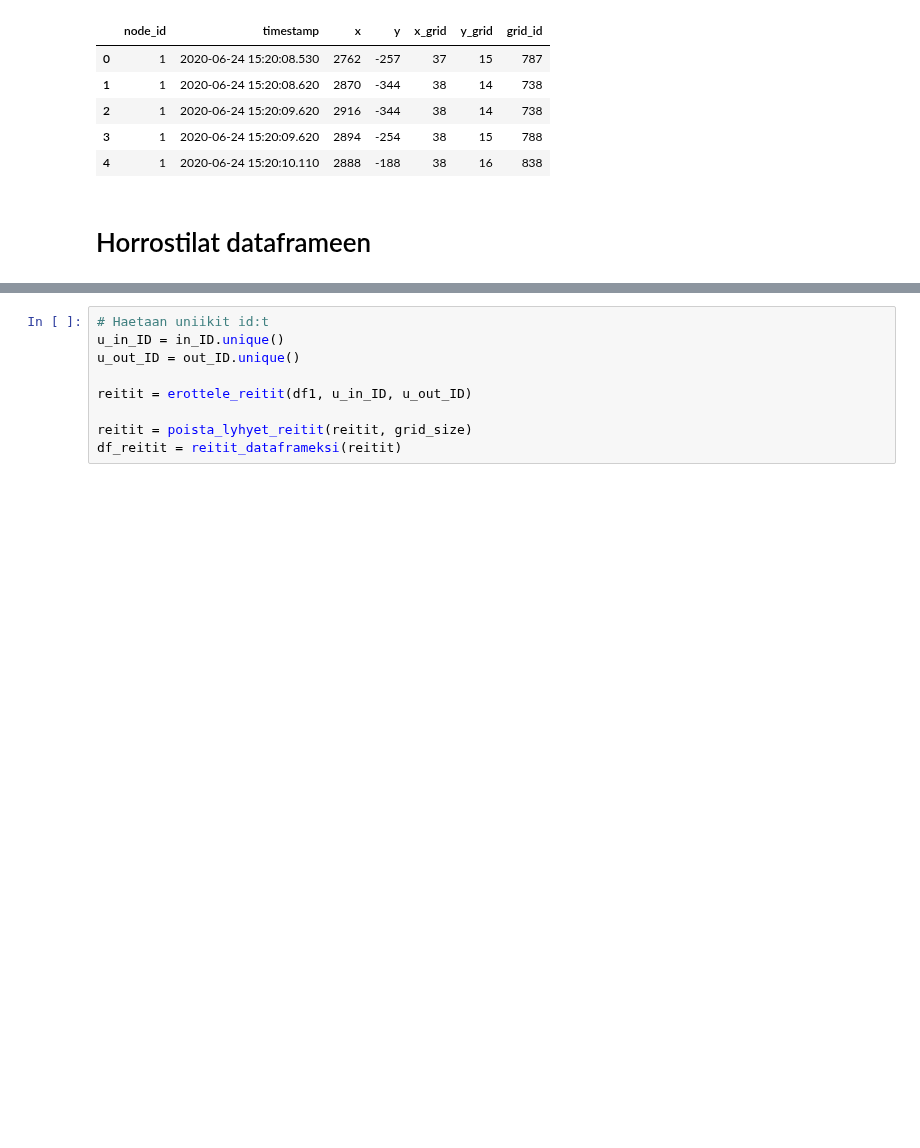
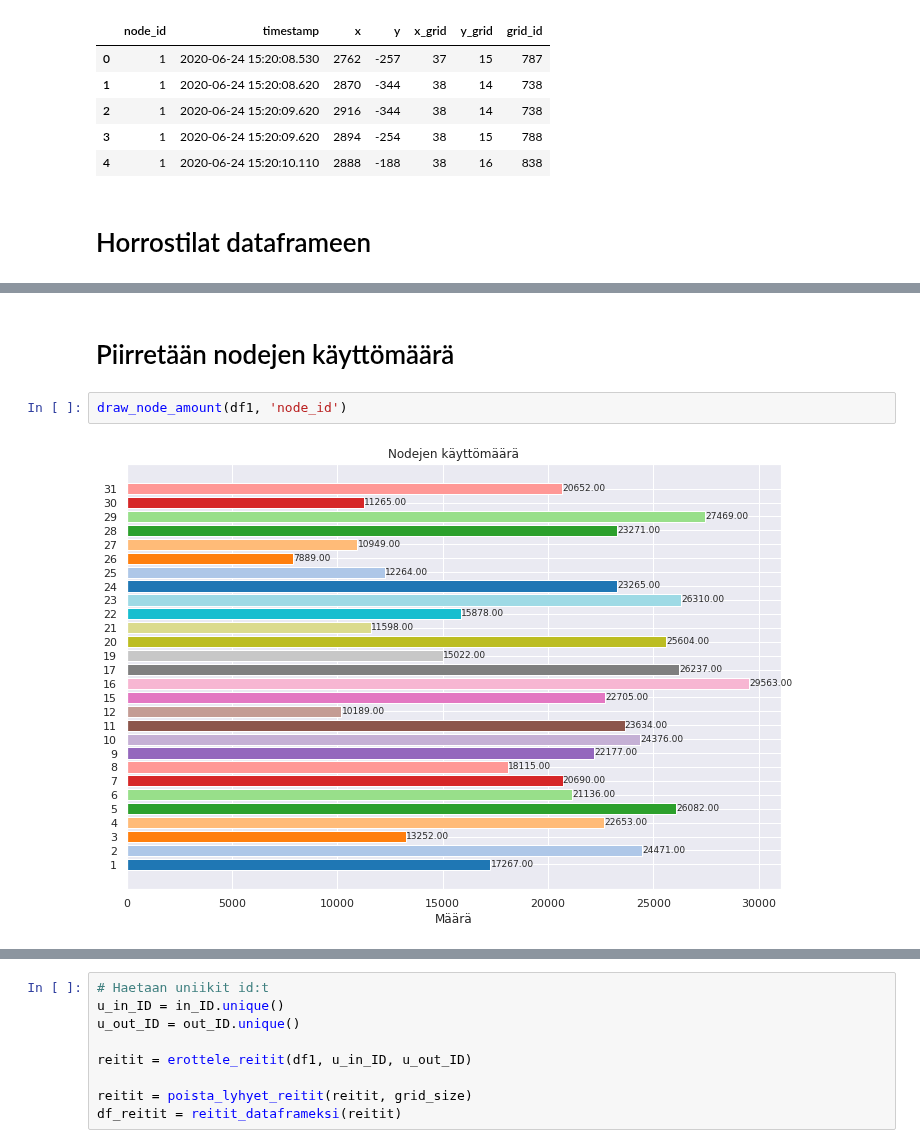
Before and after one commit to Erik-Eki/Project-2-machine-learning-applications, a Jupyter notebook: main2.ipynb, the cells around one changed output, grey strips where cells are left out. Drawn from its saved outputs; the diff is of its cells as text; blank space fills up the shorter version.

```diff
--- a/main2.ipynb
+++ b/main2.ipynb
@@ -150,3 +144,9 @@ NameError: name 'plt' is not defined
+# %% [markdown]
+# Piirretään nodejen käyttömäärä
+# %%
+draw_node_amount(df1, 'node_id')
+# %% [output]
+[figure, added]
 # %%
 grid_size = 40
 df1 = xy_to_grid(df1, df1.x, df1.y, grid_size)
```
Also changed, not shown: parts of 11 cells of this notebook, 2 other files.
